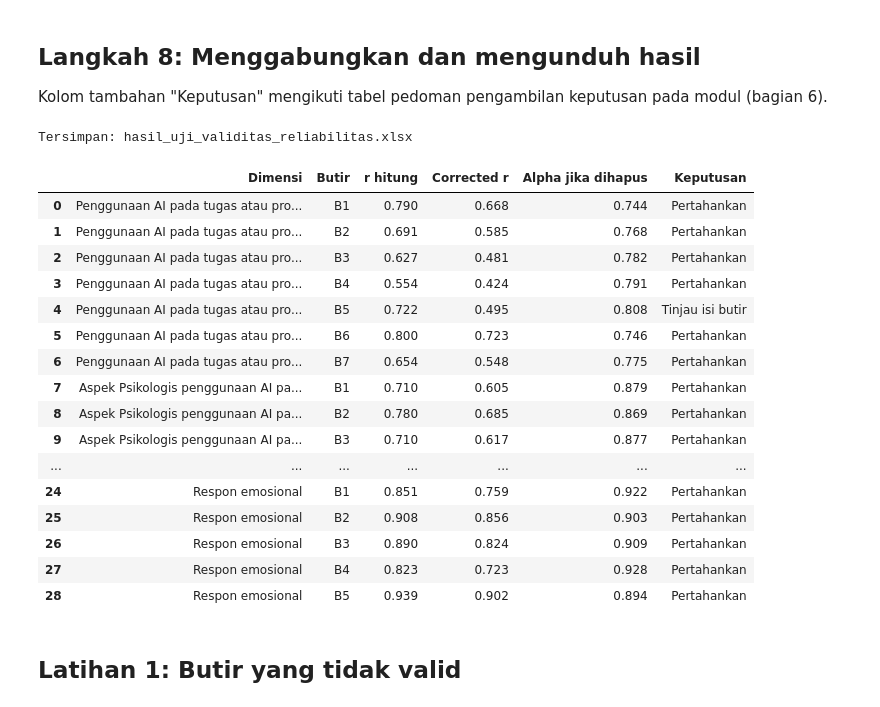
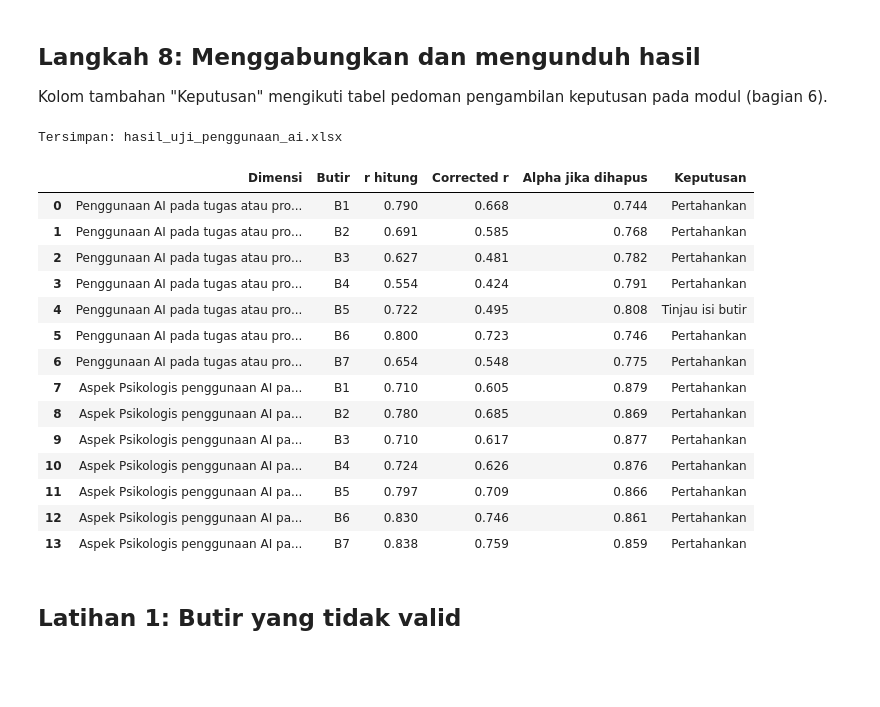
Before and after one commit to NarumBella-TIG/UjiValiditas, a Jupyter notebook: uji_validitas_penggunaan_ai.ipynb, the cells around one changed output. Saved outputs shown, nothing was run; the diff lists cells and outputs as text; code cells hidden in the pictures; blank space fills up the shorter version.

Commit message:
Pisahkan analisis menjadi dua bagian: Penggunaan AI dan Lifestyle Media Sosial

```diff
--- a/uji_validitas_reliabilitas.ipynb
+++ b/uji_validitas_penggunaan_ai.ipynb
@@ -45,6 +48,17 @@ kolom_bukan_butir = [k for k in butir.columns if not re.match(r"^(.*?) \[", k)]
 print("Kolom non-butir yang dikeluarkan:", kolom_bukan_butir)
 butir = butir.drop(columns=kolom_bukan_butir)
 
+# Kuesioner terdiri atas 2 bagian; hanya dimensi pada bagian yang dipilih yang dianalisis
+BAGIAN = "Penggunaan AI"
+DIMENSI_BAGIAN = {
+    "Penggunaan AI": ["Penggunaan AI pada tugas atau projek kuliah",
+                      "Aspek Psikologis penggunaan AI pada tugas atau projek kuliah"],
+    "Lifestyle Media Sosial": ["Kebiasaan penggunaan teknologi digital", "Prokrastinasi akademik", "Respon emosional"],
+}
+butir = butir[[k for k in butir.columns
+               if re.match(r"^(.*?) \[", k).group(1).strip().rstrip(".") in DIMENSI_BAGIAN[BAGIAN]]]
+print("Bagian kuesioner :", BAGIAN)
+
 print("Jumlah responden :", len(df))
 print("Jumlah butir     :", butir.shape[1])
 print("Data kosong      :", int(butir.isna().sum().sum()))
@@ -248,43 +250,43 @@ def keputusan(baris):
     if valid and not naik:
         return "Pertahankan"
     if valid and naik:
         return "Tinjau isi butir"
     if not valid and naik:
         return "Buang atau revisi"
     return "Tinjau ulang sebelum dibuang"
 
 
 gabung["Keputusan"] = gabung.apply(keputusan, axis=1)
 gabung = gabung.merge(kamus_butir, on=["Dimensi", "Butir"])
 
-with pd.ExcelWriter("hasil_uji_validitas_reliabilitas.xlsx") as w:
+FILE_HASIL = "hasil_uji_penggunaan_ai.xlsx"
+
+with pd.ExcelWriter(FILE_HASIL) as w:
     gabung.to_excel(w, sheet_name="Validitas", index=False)
     tabel_reliabilitas.to_excel(w, sheet_name="Reliabilitas", index=False)
 
 try:
-    files.download("hasil_uji_validitas_reliabilitas.xlsx")
+    files.download(FILE_HASIL)
 except NameError:
-    print("Tersimpan: hasil_uji_validitas_reliabilitas.xlsx")
+    print("Tersimpan:", FILE_HASIL)
 gabung[["Dimensi", "Butir", "r hitung", "Corrected r", "Alpha jika dihapus", "Keputusan"]]
 # %% [output]
-Tersimpan: hasil_uji_validitas_reliabilitas.xlsx
+Tersimpan: hasil_uji_penggunaan_ai.xlsx
 |  | Dimensi | Butir | r hitung | Corrected r | Alpha jika dihapus | Keputusan |
 | 0 | Penggunaan AI pada tugas atau pro... | B1 | 0.790 | 0.668 | 0.744 | Pertahankan |
 | 1 | Penggunaan AI pada tugas atau pro... | B2 | 0.691 | 0.585 | 0.768 | Pertahankan |
 | 2 | Penggunaan AI pada tugas atau pro... | B3 | 0.627 | 0.481 | 0.782 | Pertahankan |
 | 3 | Penggunaan AI pada tugas atau pro... | B4 | 0.554 | 0.424 | 0.791 | Pertahankan |
 | 4 | Penggunaan AI pada tugas atau pro... | B5 | 0.722 | 0.495 | 0.808 | Tinjau isi butir |
 | 5 | Penggunaan AI pada tugas atau pro... | B6 | 0.800 | 0.723 | 0.746 | Pertahankan |
 | 6 | Penggunaan AI pada tugas atau pro... | B7 | 0.654 | 0.548 | 0.775 | Pertahankan |
 | 7 | Aspek Psikologis penggunaan AI pa... | B1 | 0.710 | 0.605 | 0.879 | Pertahankan |
 | 8 | Aspek Psikologis penggunaan AI pa... | B2 | 0.780 | 0.685 | 0.869 | Pertahankan |
 | 9 | Aspek Psikologis penggunaan AI pa... | B3 | 0.710 | 0.617 | 0.877 | Pertahankan |
-| ... | ... | ... | ... | ... | ... | ... |
-| 24 | Respon emosional | B1 | 0.851 | 0.759 | 0.922 | Pertahankan |
-| 25 | Respon emosional | B2 | 0.908 | 0.856 | 0.903 | Pertahankan |
-| 26 | Respon emosional | B3 | 0.890 | 0.824 | 0.909 | Pertahankan |
-| 27 | Respon emosional | B4 | 0.823 | 0.723 | 0.928 | Pertahankan |
-| 28 | Respon emosional | B5 | 0.939 | 0.902 | 0.894 | Pertahankan |
+| 10 | Aspek Psikologis penggunaan AI pa... | B4 | 0.724 | 0.626 | 0.876 | Pertahankan |
+| 11 | Aspek Psikologis penggunaan AI pa... | B5 | 0.797 | 0.709 | 0.866 | Pertahankan |
+| 12 | Aspek Psikologis penggunaan AI pa... | B6 | 0.830 | 0.746 | 0.861 | Pertahankan |
+| 13 | Aspek Psikologis penggunaan AI pa... | B7 | 0.838 | 0.759 | 0.859 | Pertahankan |
 # %% [markdown]
 ## Latihan 1: Butir yang tidak valid
 # %%
```
Also changed, not shown: parts of 10 cells of this notebook, 7 other files.
